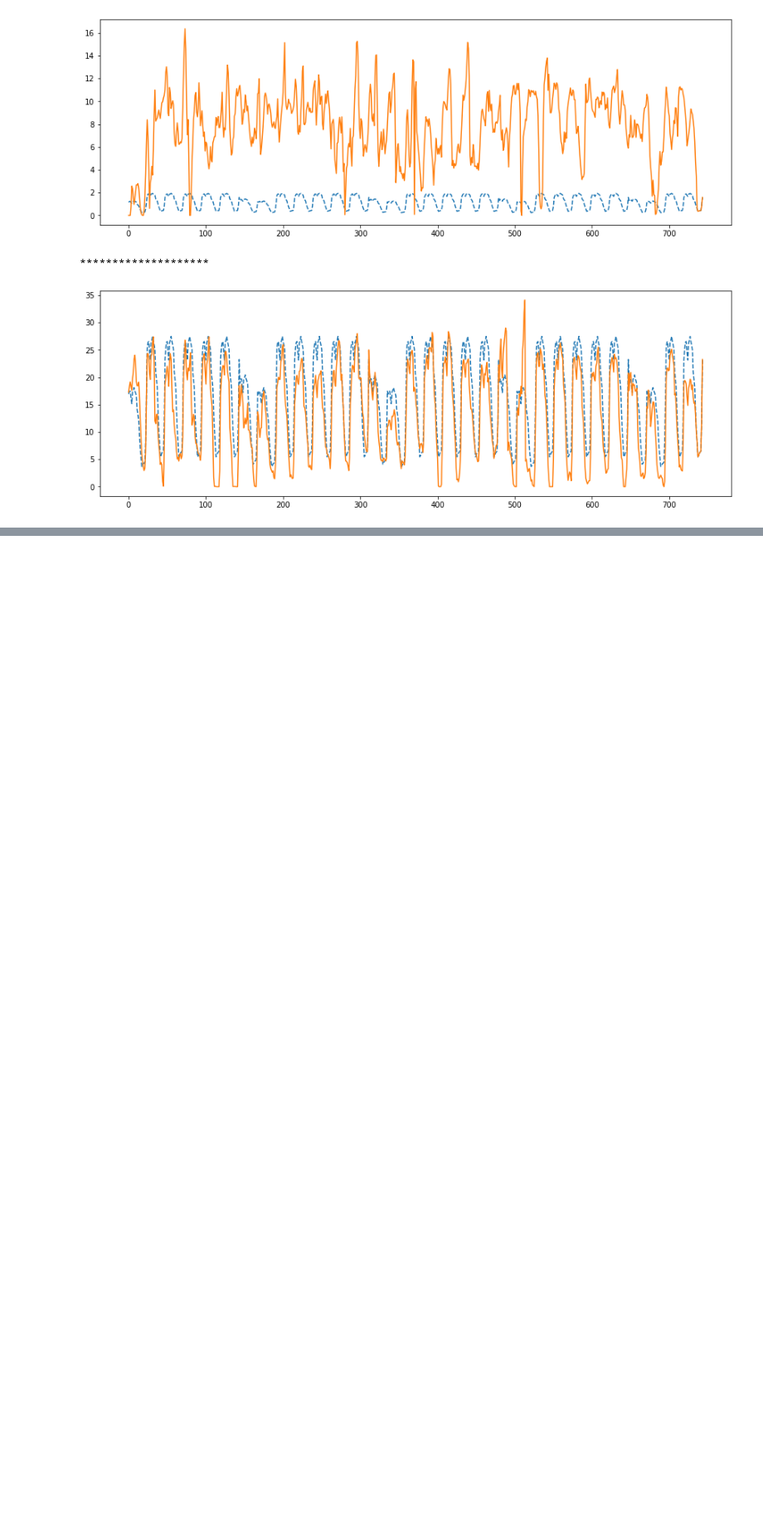
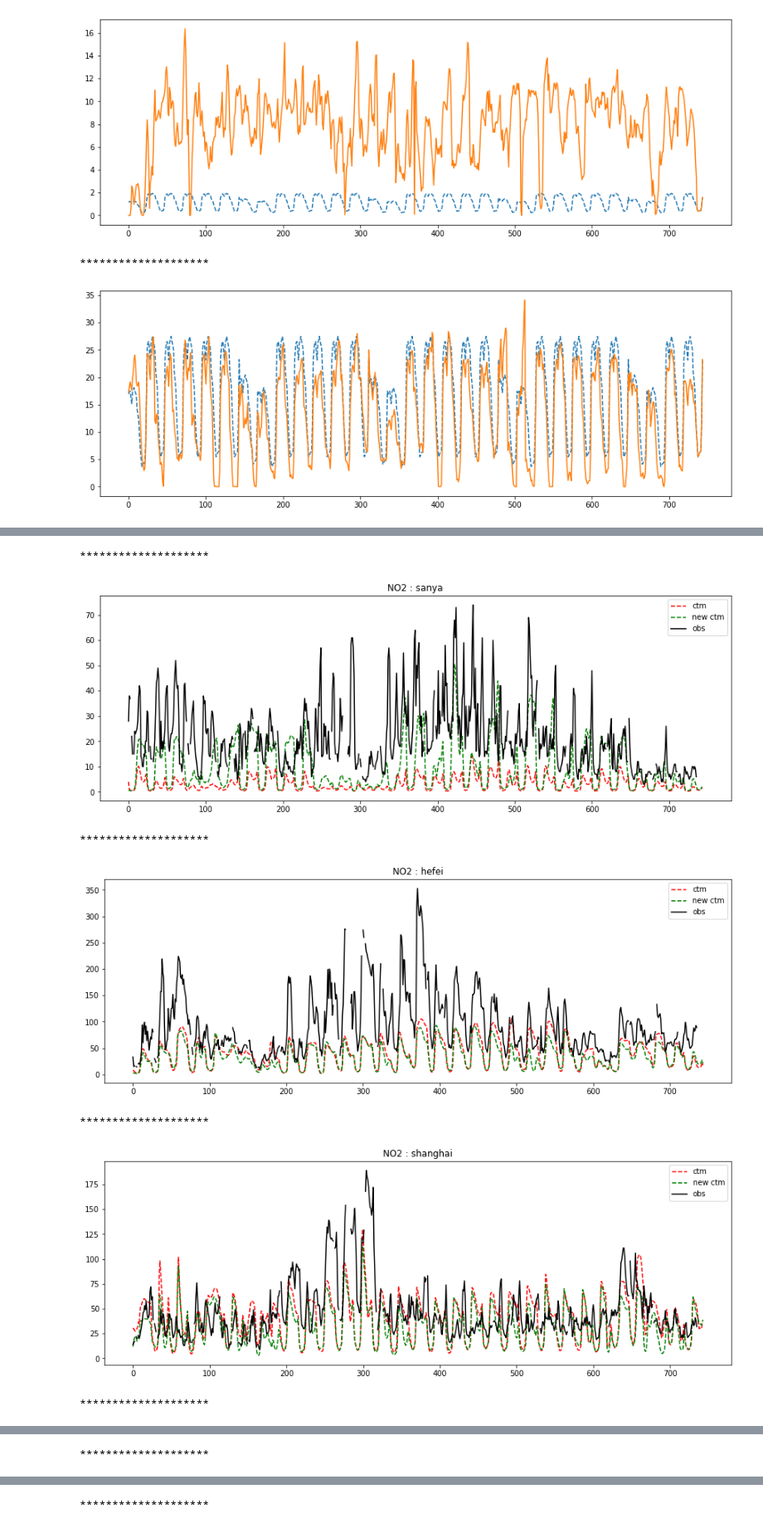
Before and after one commit to sky12807/InventoryOptimization, a Jupyter notebook: compare_data.ipynb, the cells around one changed output, grey strips where cells are left out. Shown at 83% size. Drawn from its saved outputs; the diff is of its cells as text; code cells hidden in the pictures; blank space fills up the shorter version.

```diff
--- a/compare_data.ipynb
+++ b/compare_data.ipynb
@@ -73,0 +93,33 @@ d.shape
+# %%
+new_ctm_data = nc.Dataset(f'/scratch/tmp/liusong/COMBINE_ACONC_v521_intel_microsoft_201510.nc','r')
+new_ctm = new_ctm_data.variables
+new_ctm_list = [new_ctm[i] for i in ["NO2","SO2","O3","PM25_TOT","PM10","CO"]]
+new_ctm = np.concatenate(new_ctm_list,axis = 1)
+# %%
+ctm = np.load('/AS_data/Conc_npy/TOTAL_2015_10_NO2_SO2_O3_PM25_PM10_CO__744_6_182_232.npy')
+# %%
+obs = np.load('/AS_data/obs_npy/obs2015_10_744_6_182_232.npy')
+# %%
+temp = obs.copy()
+obs[temp==-999] = np.nan
+# %%
+p_name = ["NO2","SO2","O3","PM25_TOT","PM10","CO"]
+for i in range(4):
+#     for b,a,name in [[136,115,'beijing'],[139,112,'tianjin'],[130,107,'shijiazhuang'],[157,76,'ningbo'],[96,99,'lanzhou'],[112,91,'xian']]:
+    for b,a,name in [[114,26,'sanya'],[140,82,'hefei'],[155,81,'shanghai'],[128,46,'guangzhou'],[146,53,'xiamen']]:
+        print('*'*20)
+        plt.rcParams['figure.figsize'] = (15, 5)
+        plt.plot(ctm[:,i,a,b],'r--')
+        plt.plot(new_ctm[:,i,a,b],'g--')
+        plt.plot(obs[:,i,a,b],'k')
+        plt.legend(['ctm','new ctm','obs'])
+        plt.title(p_name[i] + ' : ' + name)
+        plt.show()
+# %% [output]
+********************
+[figure, added]
+********************
+[figure, added]
+********************
+[figure, added]
+********************
@@ -73,0 +127 @@ d.shape
+********************
@@ -73,0 +129 @@ d.shape
+********************
```
Also changed, not shown: parts of 8 cells of this notebook, 42 other files.
